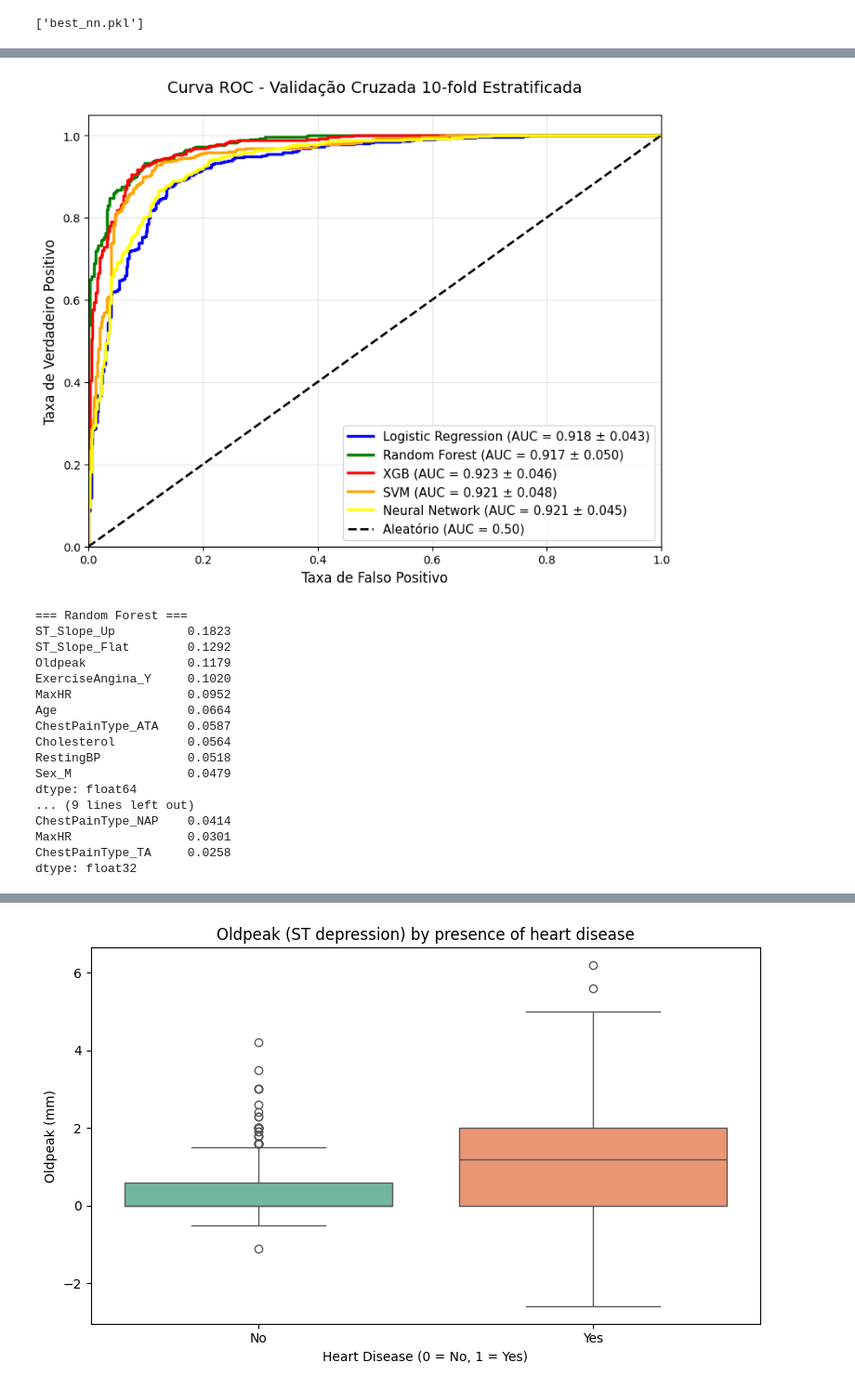
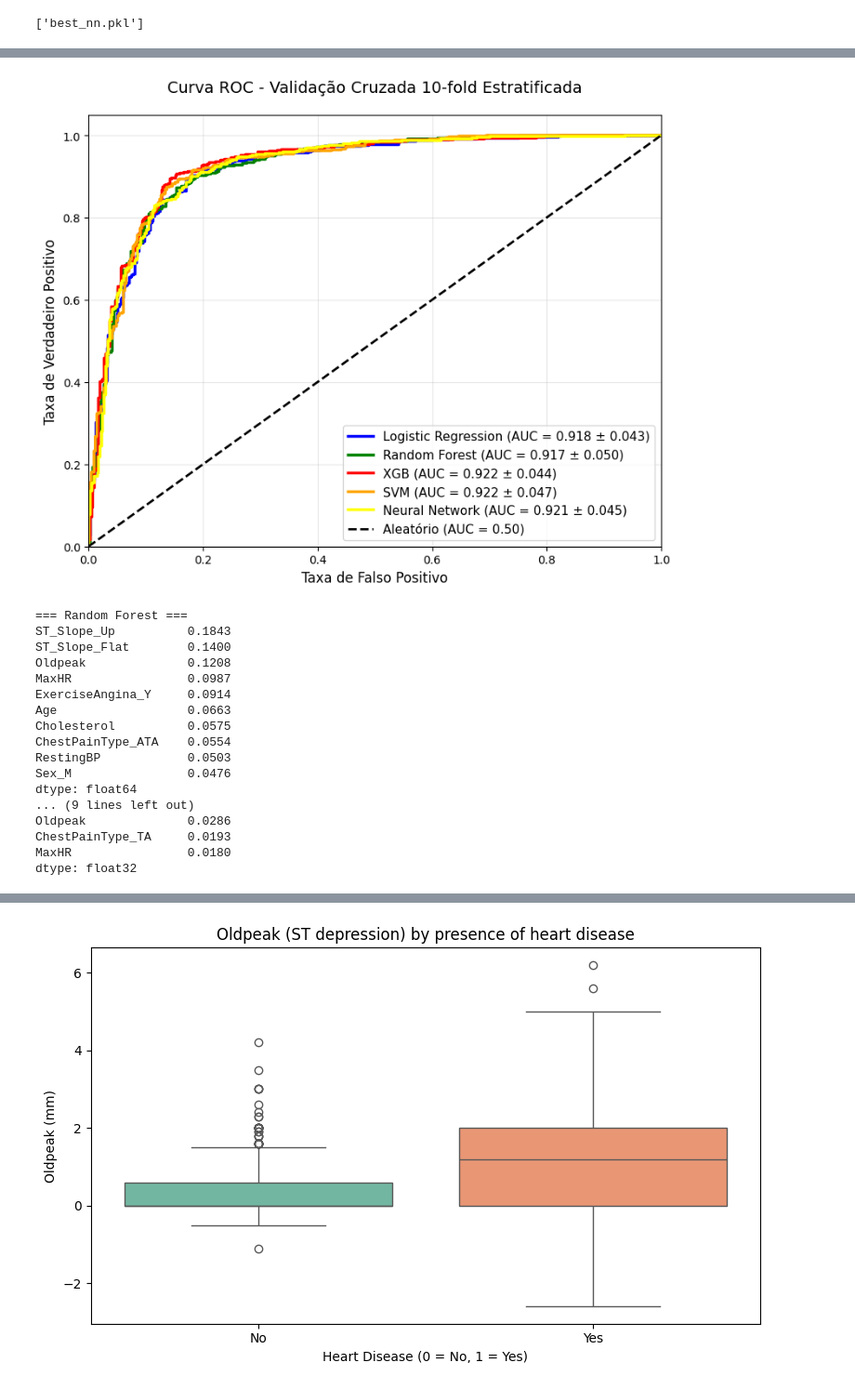
Before and after one commit to malf75/Heart-Failure-ML, a Jupyter notebook: heartdisease.ipynb, the cells around one changed output, grey strips where cells are left out. Shown at 93% size. Drawn from its saved outputs; the diff is of its cells as text; code cells hidden in the pictures.

```diff
--- a/heartdisease.ipynb
+++ b/heartdisease.ipynb
@@ -191,12 +191,15 @@ param_grid_lr = {
     'clf__penalty': ['l1', 'l2', 'elasticnet'],
     'clf__solver': ['saga'],
     'clf__l1_ratio': [0.1, 0.5, 0.9],
-    'clf__class_weight': ['balanced', None]
 }
 
 model1 = Pipeline([
     ('prep', preprocessor),
-    ('clf', LogisticRegression(random_state=42, max_iter=5000)),
+    ('clf', LogisticRegression(
+        random_state=42,
+        max_iter=5000,
+        )
+    ),
 ])
 
 grid_lr = RandomizedSearchCV(
@@ -237,13 +240,13 @@ param_grid_rf = {
     'clf__min_samples_split': randint(2,15),
     'clf__min_samples_leaf': randint(1,8),
     'clf__criterion': ['entropy'],
-    'clf__class_weight': [None]
 }
 
 model2 = Pipeline([
     ('prep', preprocessor),
     ('clf', RandomForestClassifier(
-        random_state=42
+        random_state=42,
+        criterion='entropy',
     ))
 ])
 
@@ -285,14 +288,16 @@ param_grid_xgb = {
     'clf__max_depth': randint(3, 8),
     'clf__subsample': uniform(0.6, 0.4),
     'clf__colsample_bytree': uniform(0.6, 0.4),
-    'clf__gamma': uniform(0, 0.3)
+    'clf__gamma': uniform(0, 0.3),
+    'clf__reg_alpha': loguniform(1e-4, 10),
+    'clf__reg_lambda': loguniform(1e-2, 100)
 }
 
 model3 = Pipeline([
     ('prep', preprocessor),
     ('clf', XGBClassifier(
         random_state=42,
-        eval_metric='logloss'
+        eval_metric='logloss',
     ))
 ])
 
@@ -483,6 +487,8 @@ p-valor: 0.1640625
 # %%
+skf = StratifiedKFold(n_splits=10, shuffle=True, random_state=42)
+
 for name, model in models:
-    y_pred = model.predict(X)
+    y_pred = cross_val_predict(model, X, y, cv=skf)
     conf_matrix_total = confusion_matrix(y, y_pred)
 
     plt.figure(figsize=(6, 5))
@@ -503,33 +509,33 @@ for name, model in models:
 # %%
 plt.figure(figsize=(8, 6.5))
 
 colors = ['blue', 'green', 'red', 'orange', 'yellow']
 
 for i, (name, model) in enumerate(models):
-        y_proba = model.predict_proba(X)[:, 1]
+        y_proba = cross_val_predict(model, X, y, cv=skf, method='predict_proba')[:, 1]
 
         fpr, tpr, _ = roc_curve(y, y_proba)
         roc_auc = auc(fpr, tpr)
         aucs = scores[i][1]['test_roc_auc']
         mean_auc = np.mean(aucs)
         std_auc = np.std(aucs)
 
         plt.plot(fpr, tpr, color=colors[i], lw=2.5,
                 label=f'{name} (AUC = {mean_auc:.3f} ± {std_auc:.3f})')
 
 plt.plot([0, 1], [0, 1], 'k--', lw=2, label='Aleatório (AUC = 0.50)')
 plt.xlim([0.0, 1.0])
 plt.ylim([0.0, 1.05])
 plt.xlabel('Taxa de Falso Positivo', fontsize=12)
 plt.ylabel('Taxa de Verdadeiro Positivo', fontsize=12)
 plt.title('Curva ROC - Validação Cruzada 10-fold Estratificada', fontsize=14, pad=20)
 plt.legend(loc="lower right", fontsize=11)
 plt.grid(True, alpha=0.3)
 plt.tight_layout()
 plt.savefig('images/roc_curve_cv_correct.png', dpi=300, bbox_inches='tight')
 plt.show()
 # %% [output]
-[figure, old version]
+[figure, new version]
 # %%
 def get_feature_importance(model, X, y):
 
@@ -565,21 +571,21 @@ print("\n=== XGBoost ===")
 print(xgb_imp.head(10).round(4))
 # %% [output]
 === Random Forest ===
-ST_Slope_Up          0.1823
-ST_Slope_Flat        0.1292
-Oldpeak              0.1179
-ExerciseAngina_Y     0.1020
-MaxHR                0.0952
-Age                  0.0664
-ChestPainType_ATA    0.0587
-Cholesterol          0.0564
-RestingBP            0.0518
-Sex_M                0.0479
+ST_Slope_Up          0.1843
+ST_Slope_Flat        0.1400
+Oldpeak              0.1208
+MaxHR                0.0987
+ExerciseAngina_Y     0.0914
+Age                  0.0663
+Cholesterol          0.0575
+ChestPainType_ATA    0.0554
+RestingBP            0.0503
+Sex_M                0.0476
 dtype: float64
 ... (9 lines left out)
-ChestPainType_NAP    0.0414
-MaxHR                0.0301
-ChestPainType_TA     0.0258
+Oldpeak              0.0286
+ChestPainType_TA     0.0193
+MaxHR                0.0180
 dtype: float32
 # %%
 plt.figure(figsize=(10, 7))
```
Also changed, not shown: parts of 12 cells of this notebook, 16 other files.
